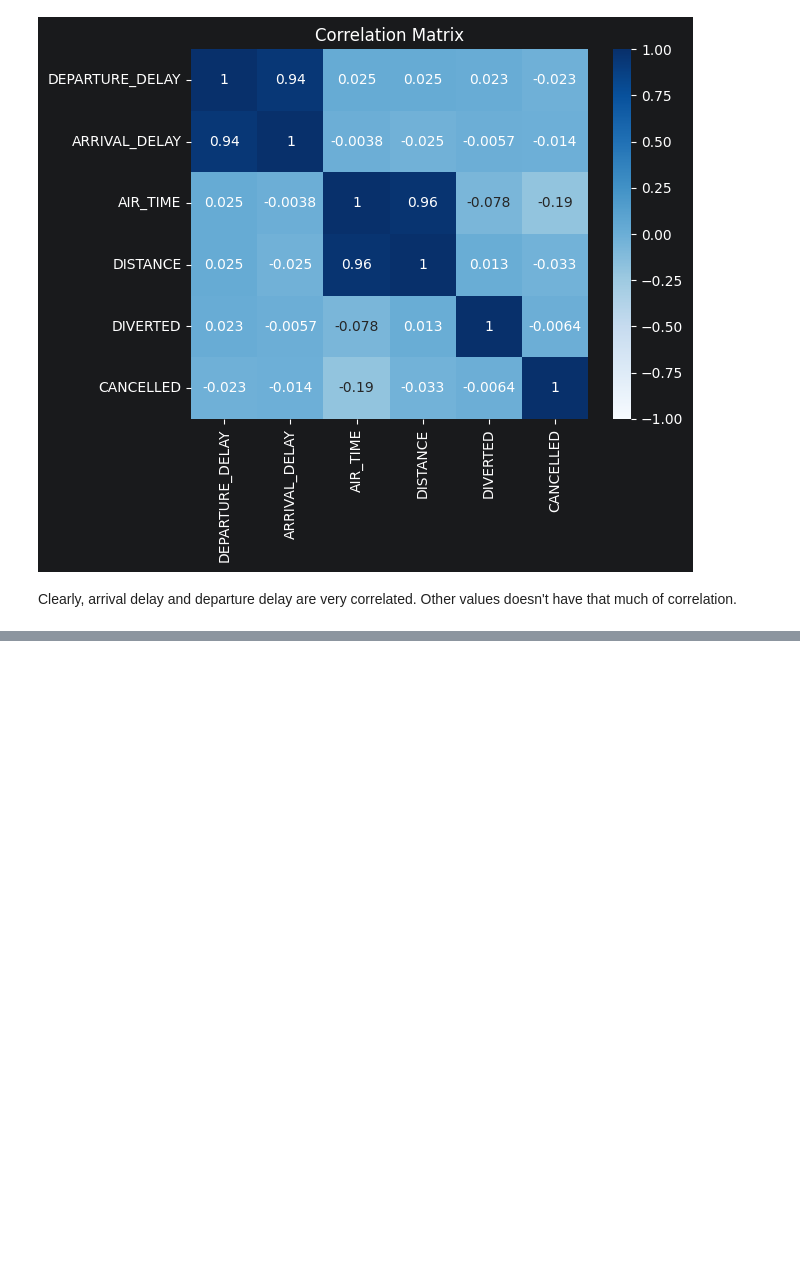
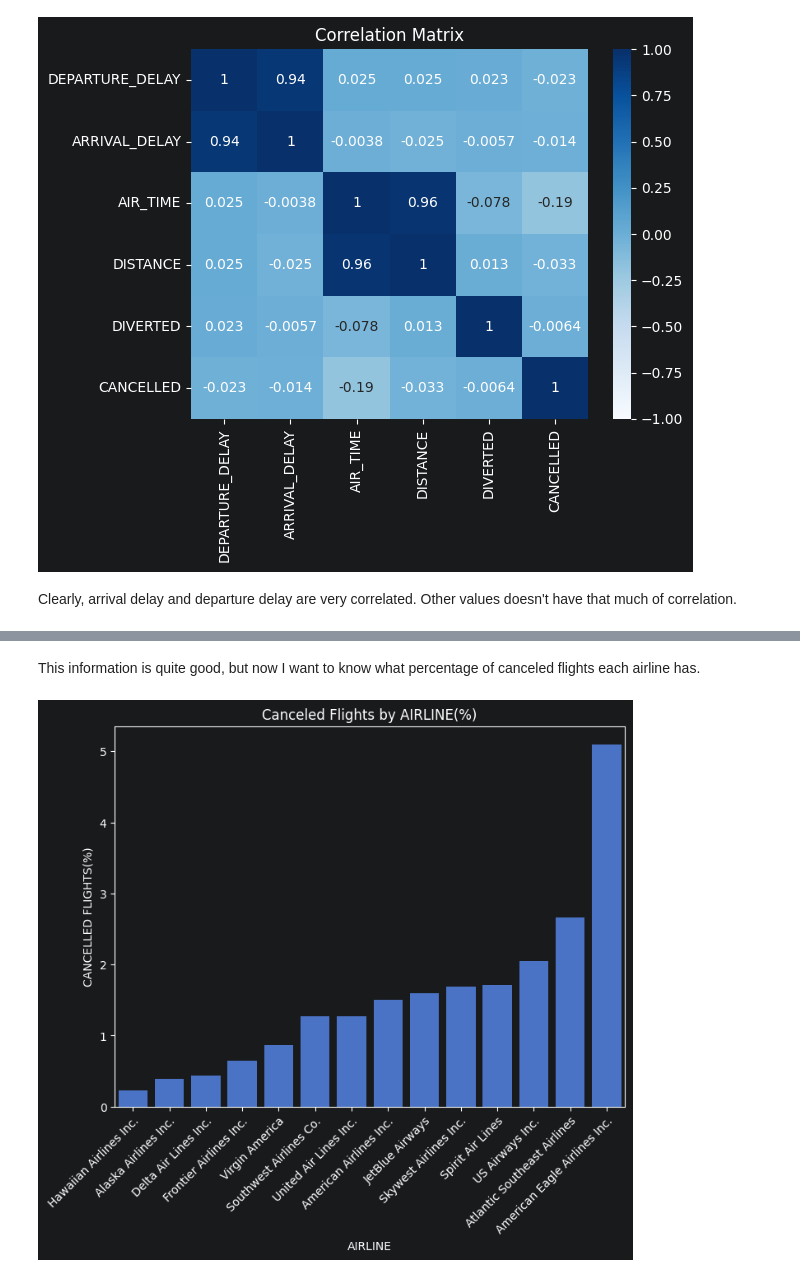
Before and after one commit to ZelentsovTymofii/USA_Flights_EDA, a Jupyter notebook: datetime_and_cleaning.ipynb, the cells around one changed output, grey strips where cells are left out. Saved outputs shown, nothing was run; the diff lists cells and outputs as text; code cells hidden in the pictures; blank space fills up the shorter version.

```diff
--- a/datetime_and_cleaning.ipynb
+++ b/datetime_and_cleaning.ipynb
@@ -413,0 +449,17 @@ Clearly, arrival delay and departure delay are very correlated. Other values doe
+# %% [markdown]
+This information is quite good, but now I want to know what percentage of canceled flights each airline has.
+# %%
+airlines_canceled_perc = new_df_merged.groupby('AIRLINE').agg(total_flights=('FLIGHT_NUMBER','count'),
+                                                              canceled_flights=('CANCELLED','sum'))
+airlines_canceled_perc['canceled_flights_perc'] = (airlines_canceled_perc['canceled_flights']
+                                                   /airlines_canceled_perc['total_flights']*100)
+airlines_canceled_perc.sort_values(by='canceled_flights_perc',inplace=True)
+plt.figure(figsize=(8,6))
+sns.barplot(x='AIRLINE', y='canceled_flights_perc', data=airlines_canceled_perc)
+plt.title("Canceled Flights by AIRLINE(%)")
+plt.xlabel("AIRLINE")
+plt.ylabel("CANCELLED FLIGHTS(%)")
+plt.xticks(rotation=45, ha='right',rotation_mode='anchor')
+plt.show()
+# %% [output]
+[figure, added]
```
Also changed, not shown: parts of 10 cells of this notebook.
